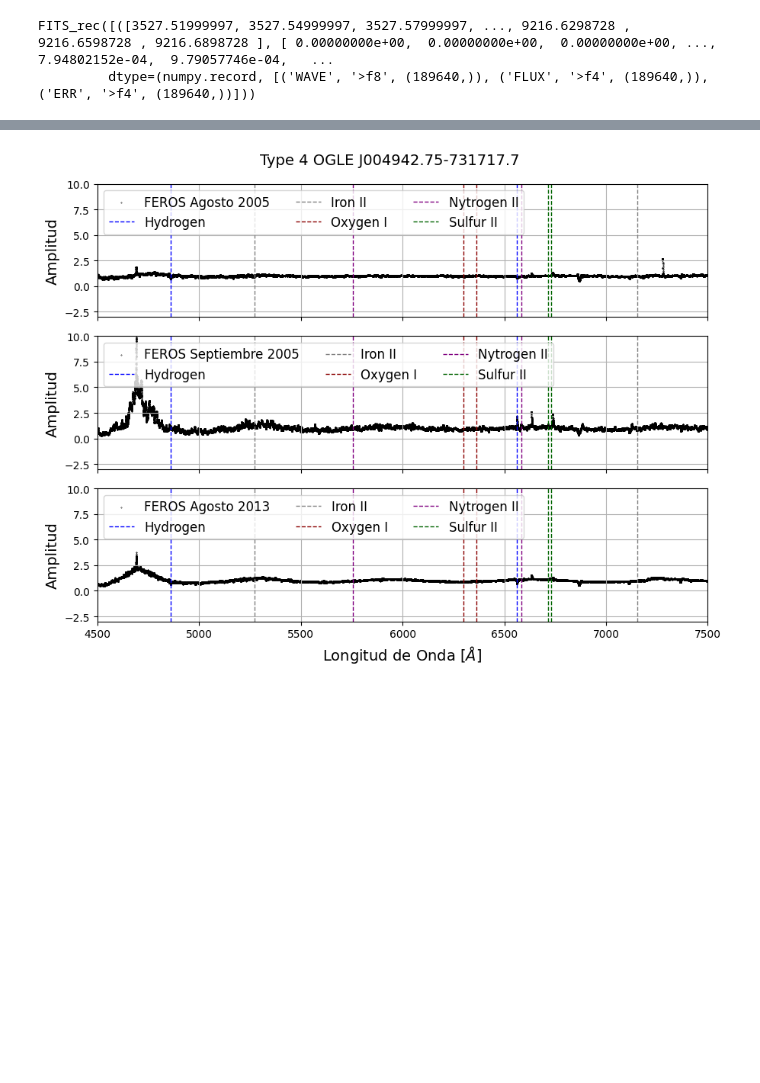
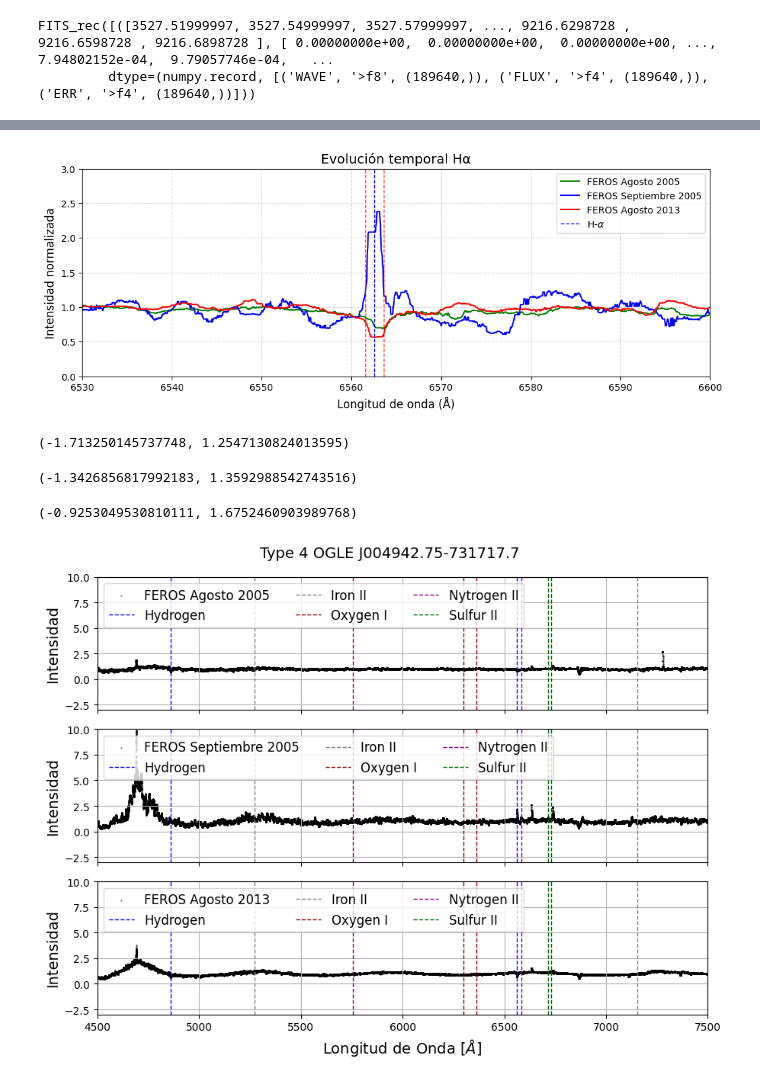
Before and after one commit to lsperezm/Red_Be_Stars, a Jupyter notebook: Code/B049.ipynb, the cells around one changed output, grey strips where cells are left out. Saved outputs shown, nothing was run; the diff lists cells and outputs as text; code cells hidden in the pictures; blank space fills up the shorter version.

```diff
--- a/Code/B049.ipynb
+++ b/Code/B049.ipynb
@@ -89,0 +100,28 @@ plt.show()
+# %%
+EW_sst = []
+#with fits.open(Oct2015) as hdul:
+#h1 = fits.getheader(UVES2001)
+fl = (xd1_filt/modelo1(lam1))#[36200:-132000] #Flux normalizado
+#efl = data1['ERR'][0]
+wl = (lam1-3.5)#[36200:-132000] #wavelength
+
+plt.figure(figsize=(12,4))
+
+plt.plot(wl, fl-0.02,color='green', label='FEROS Agosto 2005')
+plt.plot((lam2-3.5)[99000:-86000],(xd2_filt/modelo2(lam2))[99000:-86000]-0.15,color='blue',label='FEROS Septiembre 2005')
+plt.plot((lam3-3.5),(xd3_filt/modelo3(lam3))-0.12,color='red',label='FEROS Agosto 2013')
+
+plt.axvline(x=6562.6, color='blue', linestyle='--', linewidth=1,label=r'H-$\alpha$')
+plt.axvline(x=6562.6-0.992, color='red', linestyle='--', linewidth=1)
+plt.axvline(x=6562.6+0.992, color='red', linestyle='--', linewidth=1)
+plt.xlabel('Longitud de onda (Å)', fontsize=12)
+plt.ylabel('Intensidad normalizada', fontsize=12)
+plt.title('Evolución temporal Hα', fontsize=14)
+plt.grid(True, linestyle='--', alpha=0.5)
+plt.legend()
+plt.xlim(6530,6600)
+plt.ylim(0,3)
+
+SampleEW = []
+# %% [output]
+[figure, added]
@@ -90,3 +165,18 @@ plt.show()
+# %%
+EWmeAg2005 = EW(wl, fl, cf, wf, cb, wb, cr, wr, n_iter)
+EWmeAg2005
+# %% [output]
+(-1.713250145737748, 1.2547130824013595)
+# %%
+EWmeSept2005 = EW((lam2-3.5), (xd2_filt/modelo2(lam2)), cf, wf, cb, wb, cr, wr, n_iter)
+EWmeSept2005
+# %% [output]
+(-1.3426856817992183, 1.3592988542743516)
+# %%
+EWmeAg2013 = EW((lam3-3.5), (xd3_filt/modelo3(lam3)), cf, wf, cb, wb, cr, wr, n_iter)
+EWmeAg2013
+# %% [output]
+(-0.9253049530810111, 1.6752460903989768)
 # %%
 fig, axs = plt.subplots(3, 1, sharex=True, figsize=(9, 7))  # 5 rows, 1 column
 
@@ -99,7 +189,7 @@ axs[2].scatter(lam3-3.6,xd3_filt/modelo3(lam3), s=0.1, color='black',label='FERO
 
 # Labels
 for ax in axs:
-    ax.set_ylabel('Amplitud',fontsize=14)
+    ax.set_ylabel('Intensidad',fontsize=14)
     ax.axvline(x=6562.8, color='blue', linestyle='--', linewidth=1,label=r'Hydrogen')
     ax.axvline(x=4861.3, color='blue', linestyle='--', linewidth=1)
     ax.axvline(x=7155, color='gray', linestyle='--', linewidth=1,label=r'Iron II')
@@ -127,4 +217,4 @@ plt.tight_layout()
 plt.savefig('B049_full')
 plt.show()
 # %% [output]
-[figure, old version]
+[figure, new version]
```
Also changed, not shown: parts of 5 cells of this notebook, 9 other files.
